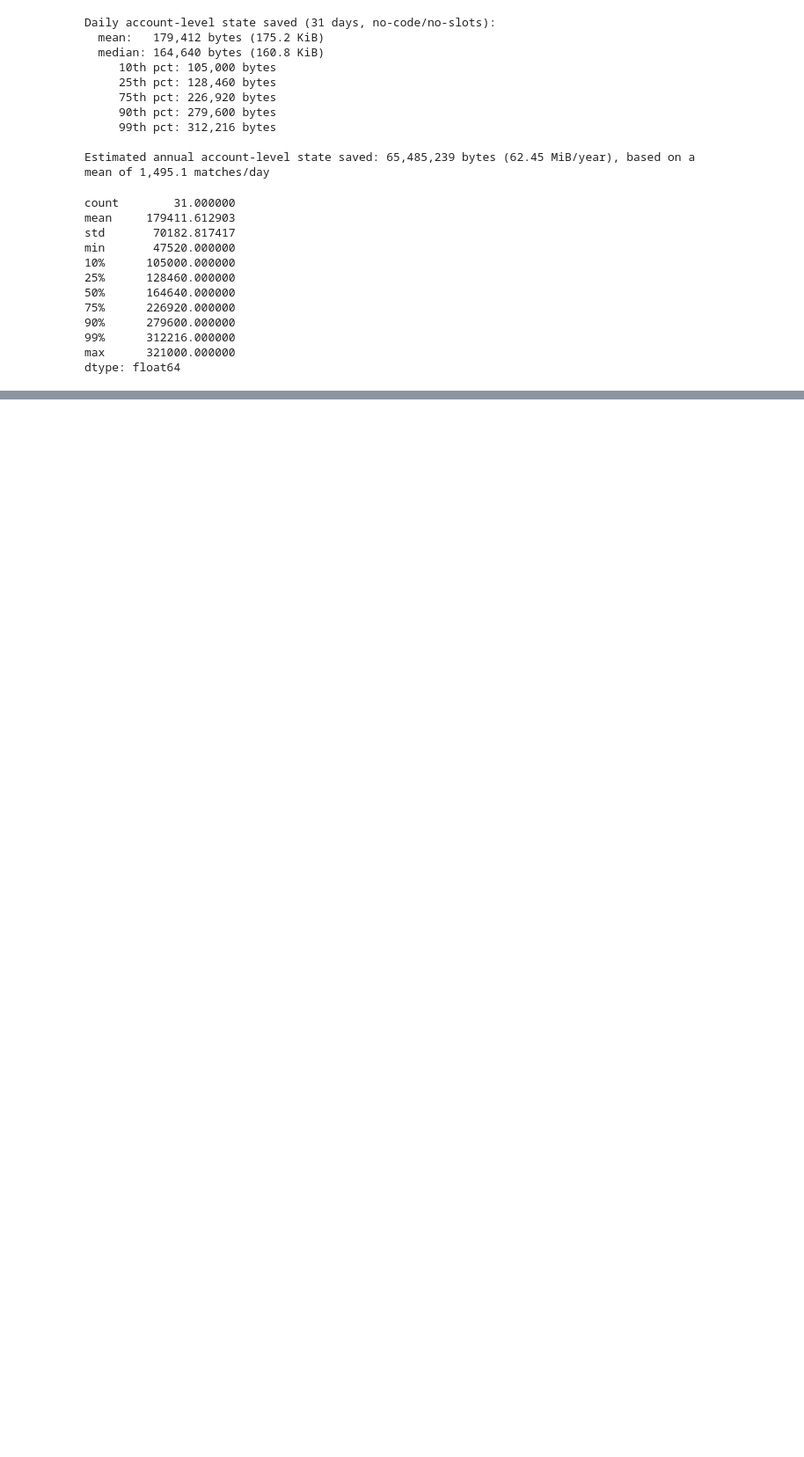
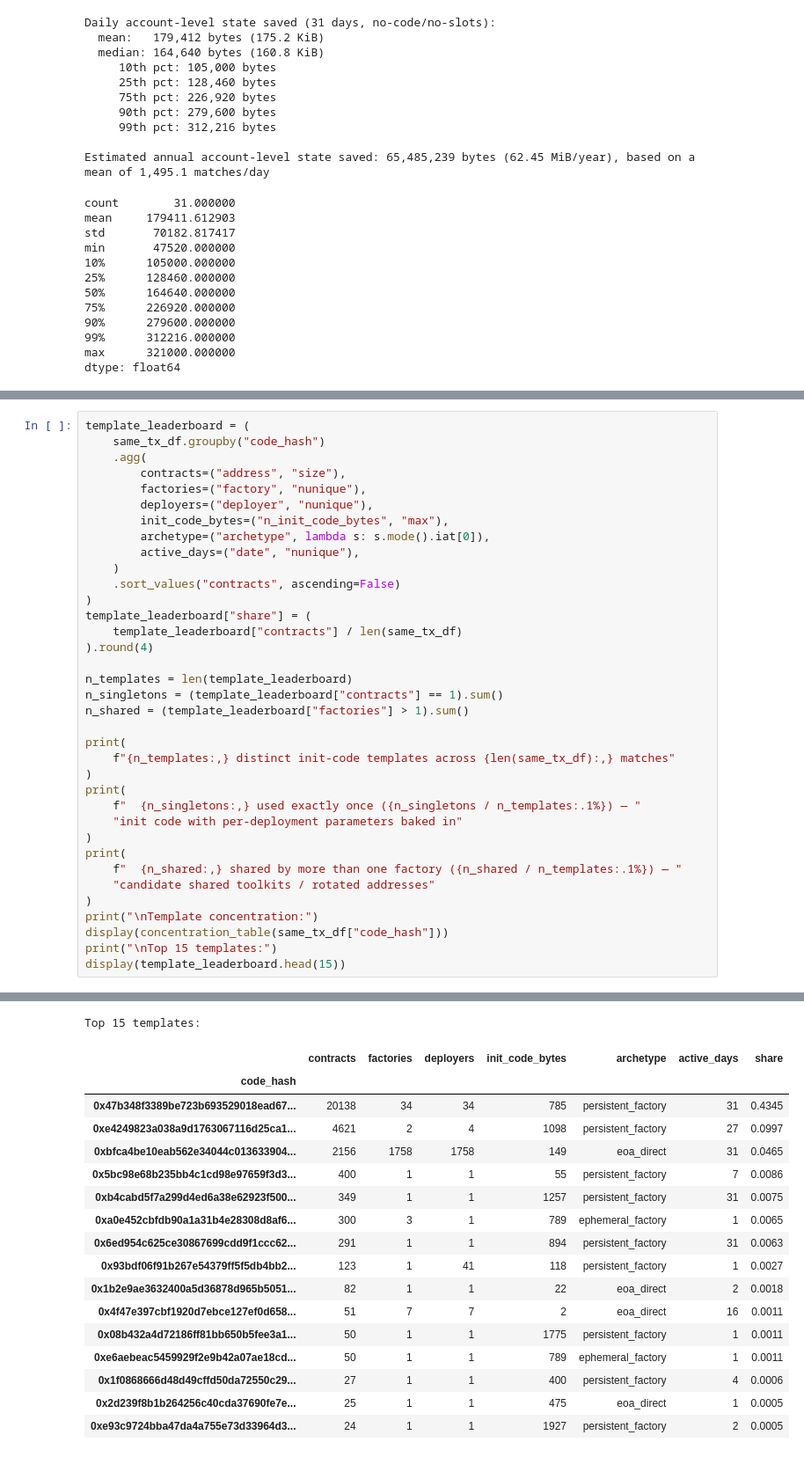
Before and after one commit to misilva73/evm-gas-repricings, a Jupyter notebook: notebooks/5.1-eip-6780-same-tx-create-selfdestruct.ipynb, the cells around one changed output, grey strips where cells are left out. Shown at 88% size. Cells and saved outputs as stored; diff of their text form; blank space fills up the shorter version.

```diff
--- a/notebooks/5.1-eip-6780-same-tx-create-selfdestruct.ipynb
+++ b/notebooks/5.1-eip-6780-same-tx-create-selfdestruct.ipynb
@@ -294,0 +536,37 @@ dtype: float64
+# %%
+template_leaderboard = (
+    same_tx_df.groupby("code_hash")
+    .agg(
+        contracts=("address", "size"),
+        factories=("factory", "nunique"),
+        deployers=("deployer", "nunique"),
+        init_code_bytes=("n_init_code_bytes", "max"),
+        archetype=("archetype", lambda s: s.mode().iat[0]),
+        active_days=("date", "nunique"),
+    )
+    .sort_values("contracts", ascending=False)
+)
+template_leaderboard["share"] = (
+    template_leaderboard["contracts"] / len(same_tx_df)
+).round(4)
+
+n_templates = len(template_leaderboard)
+n_singletons = (template_leaderboard["contracts"] == 1).sum()
+n_shared = (template_leaderboard["factories"] > 1).sum()
+
+print(
+    f"{n_templates:,} distinct init-code templates across {len(same_tx_df):,} matches"
+)
+print(
+    f"  {n_singletons:,} used exactly once ({n_singletons / n_templates:.1%}) — "
+    "init code with per-deployment parameters baked in"
+)
+print(
+    f"  {n_shared:,} shared by more than one factory ({n_shared / n_templates:.1%}) — "
+    "candidate shared toolkits / rotated addresses"
+)
+print("\nTemplate concentration:")
+display(concentration_table(same_tx_df["code_hash"]))
+print("\nTop 15 templates:")
+display(template_leaderboard.head(15))
+# %% [output]
@@ -294,0 +585,18 @@ dtype: float64
+Top 15 templates:
+|  | contracts | factories | deployers | init_code_bytes | archetype | active_days | share |
+| code_hash |  |  |  |  |  |  |  |
+| 0x47b348f3389be723b693529018ead67... | 20138 | 34 | 34 | 785 | persistent_factory | 31 | 0.4345 |
+| 0xe4249823a038a9d1763067116d25ca1... | 4621 | 2 | 4 | 1098 | persistent_factory | 27 | 0.0997 |
+| 0xbfca4be10eab562e34044c013633904... | 2156 | 1758 | 1758 | 149 | eoa_direct | 31 | 0.0465 |
+| 0x5bc98e68b235bb4c1cd98e97659f3d3... | 400 | 1 | 1 | 55 | persistent_factory | 7 | 0.0086 |
+| 0xb4cabd5f7a299d4ed6a38e62923f500... | 349 | 1 | 1 | 1257 | persistent_factory | 31 | 0.0075 |
+| 0xa0e452cbfdb90a1a31b4e28308d8af6... | 300 | 3 | 1 | 789 | ephemeral_factory | 1 | 0.0065 |
+| 0x6ed954c625ce30867699cdd9f1ccc62... | 291 | 1 | 1 | 894 | persistent_factory | 31 | 0.0063 |
+| 0x93bdf06f91b267e54379ff5f5db4bb2... | 123 | 1 | 41 | 118 | persistent_factory | 1 | 0.0027 |
+| 0x1b2e9ae3632400a5d36878d965b5051... | 82 | 1 | 1 | 22 | eoa_direct | 2 | 0.0018 |
+| 0x4f47e397cbf1920d7ebce127ef0d658... | 51 | 7 | 7 | 2 | eoa_direct | 16 | 0.0011 |
+| 0x08b432a4d72186ff81bb650b5fee3a1... | 50 | 1 | 1 | 1775 | persistent_factory | 1 | 0.0011 |
+| 0xe6aebeac5459929f2e9b42a07ae18cd... | 50 | 1 | 1 | 789 | ephemeral_factory | 1 | 0.0011 |
+| 0x1f0868666d48d49cffd50da72550c29... | 27 | 1 | 1 | 400 | persistent_factory | 4 | 0.0006 |
+| 0x2d239f8b1b264256c40cda37690fe7e... | 25 | 1 | 1 | 475 | eoa_direct | 1 | 0.0005 |
+| 0xe93c9724bba47da4a755e73d33964d3... | 24 | 1 | 1 | 1927 | persistent_factory | 2 | 0.0005 |
```
Also changed, not shown: parts of 14 cells of this notebook.
